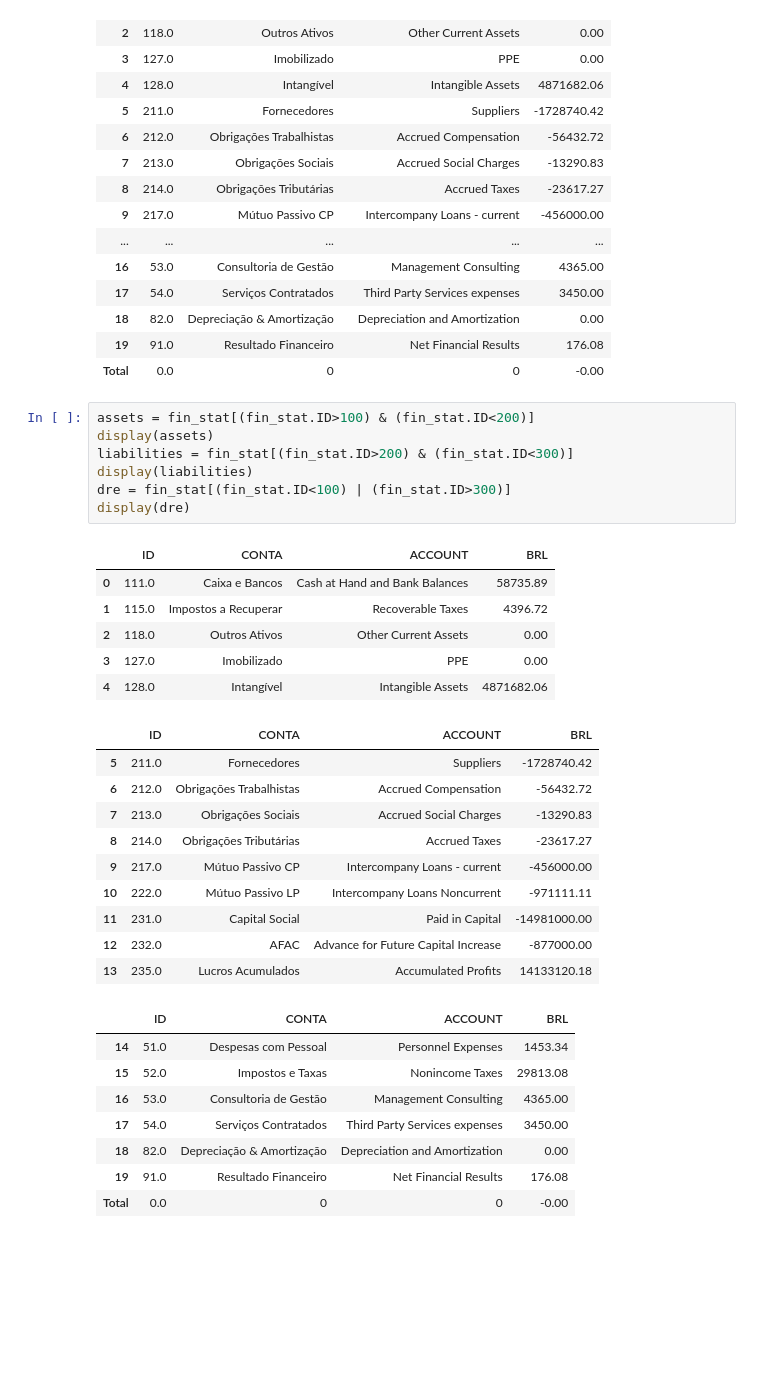
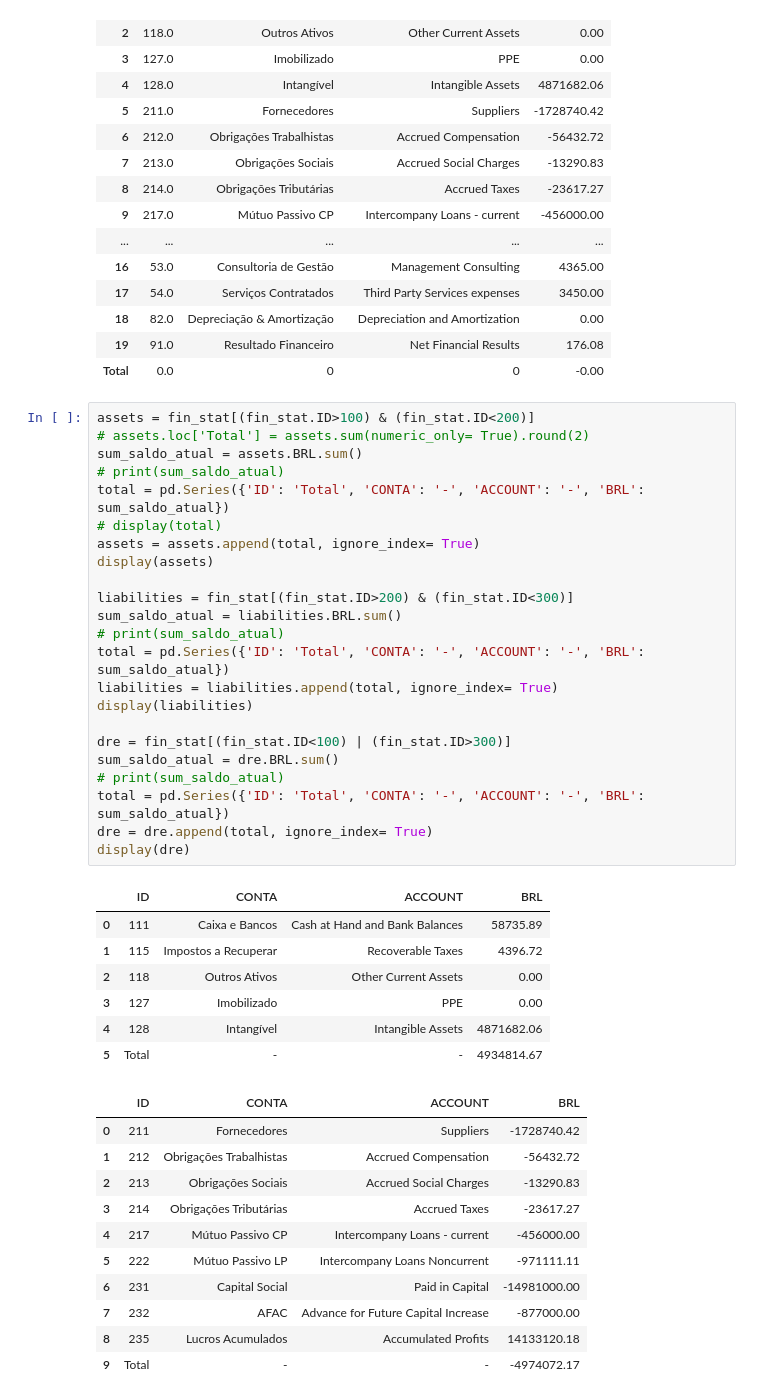
Before and after one commit to asimao1775/Invoo2, a Jupyter notebook: Book Economico.ipynb, the cells around one changed output. Cells and saved outputs as stored; diff of their text form; blank space fills up the shorter version.

```diff
--- a/Book Economico.ipynb
+++ b/Book Economico.ipynb
@@ -372,35 +352,45 @@ fin_stat
 | 18 | 82.0 | Depreciação & Amortização | Depreciation and Amortization | 0.00 |
 | 19 | 91.0 | Resultado Financeiro | Net Financial Results | 176.08 |
 | Total | 0.0 | 0 | 0 | -0.00 |
-# %%
-assets = fin_stat[(fin_stat.ID>100) & (fin_stat.ID<200)]
-display(assets)
-liabilities = fin_stat[(fin_stat.ID>200) & (fin_stat.ID<300)]
-display(liabilities)
-dre = fin_stat[(fin_stat.ID<100) | (fin_stat.ID>300)]
-display(dre)
-# %% [output]
-|  | ID | CONTA | ACCOUNT | BRL |
-| 0 | 111.0 | Caixa e Bancos | Cash at Hand and Bank Balances | 58735.89 |
-| 1 | 115.0 | Impostos a Recuperar | Recoverable Taxes | 4396.72 |
-| 2 | 118.0 | Outros Ativos | Other Current Assets | 0.00 |
-| 3 | 127.0 | Imobilizado | PPE | 0.00 |
-| 4 | 128.0 | Intangível | Intangible Assets | 4871682.06 |
-|  | ID | CONTA | ACCOUNT | BRL |
-| 5 | 211.0 | Fornecedores | Suppliers | -1728740.42 |
-| 6 | 212.0 | Obrigações Trabalhistas | Accrued Compensation | -56432.72 |
-| 7 | 213.0 | Obrigações Sociais | Accrued Social Charges | -13290.83 |
-| 8 | 214.0 | Obrigações Tributárias | Accrued Taxes | -23617.27 |
-| 9 | 217.0 | Mútuo Passivo CP | Intercompany Loans - current | -456000.00 |
-| 10 | 222.0 | Mútuo Passivo LP | Intercompany Loans Noncurrent | -971111.11 |
-| 11 | 231.0 | Capital Social | Paid in Capital | -14981000.00 |
-| 12 | 232.0 | AFAC | Advance for Future Capital Increase | -877000.00 |
-| 13 | 235.0 | Lucros Acumulados | Accumulated Profits | 14133120.18 |
-|  | ID | CONTA | ACCOUNT | BRL |
-| 14 | 51.0 | Despesas com Pessoal | Personnel Expenses | 1453.34 |
-| 15 | 52.0 | Impostos e Taxas | Nonincome Taxes | 29813.08 |
-| 16 | 53.0 | Consultoria de Gestão | Management Consulting | 4365.00 |
-| 17 | 54.0 | Serviços Contratados | Third Party Services expenses | 3450.00 |
-| 18 | 82.0 | Depreciação & Amortização | Depreciation and Amortization | 0.00 |
-| 19 | 91.0 | Resultado Financeiro | Net Financial Results | 176.08 |
-| Total | 0.0 | 0 | 0 | -0.00 |
+# %%
+assets = fin_stat[(fin_stat.ID>100) & (fin_stat.ID<200)]
+# assets.loc['Total'] = assets.sum(numeric_only= True).round(2)
+sum_saldo_atual = assets.BRL.sum()
+# print(sum_saldo_atual)
+total = pd.Series({'ID': 'Total', 'CONTA': '-', 'ACCOUNT': '-', 'BRL': sum_saldo_atual})
+# display(total)
+assets = assets.append(total, ignore_index= True)
+display(assets)
+
+liabilities = fin_stat[(fin_stat.ID>200) & (fin_stat.ID<300)]
+sum_saldo_atual = liabilities.BRL.sum()
+# print(sum_saldo_atual)
+total = pd.Series({'ID': 'Total', 'CONTA': '-', 'ACCOUNT': '-', 'BRL': sum_saldo_atual})
+liabilities = liabilities.append(total, ignore_index= True)
+display(liabilities)
+
+dre = fin_stat[(fin_stat.ID<100) | (fin_stat.ID>300)]
+sum_saldo_atual = dre.BRL.sum()
+# print(sum_saldo_atual)
+total = pd.Series({'ID': 'Total', 'CONTA': '-', 'ACCOUNT': '-', 'BRL': sum_saldo_atual})
+dre = dre.append(total, ignore_index= True)
+display(dre)
+# %% [output]
+|  | ID | CONTA | ACCOUNT | BRL |
+| 0 | 111 | Caixa e Bancos | Cash at Hand and Bank Balances | 58735.89 |
+| 1 | 115 | Impostos a Recuperar | Recoverable Taxes | 4396.72 |
+| 2 | 118 | Outros Ativos | Other Current Assets | 0.00 |
+| 3 | 127 | Imobilizado | PPE | 0.00 |
+| 4 | 128 | Intangível | Intangible Assets | 4871682.06 |
+| 5 | Total | - | - | 4934814.67 |
+|  | ID | CONTA | ACCOUNT | BRL |
+| 0 | 211 | Fornecedores | Suppliers | -1728740.42 |
+| 1 | 212 | Obrigações Trabalhistas | Accrued Compensation | -56432.72 |
+| 2 | 213 | Obrigações Sociais | Accrued Social Charges | -13290.83 |
+| 3 | 214 | Obrigações Tributárias | Accrued Taxes | -23617.27 |
+| 4 | 217 | Mútuo Passivo CP | Intercompany Loans - current | -456000.00 |
+| 5 | 222 | Mútuo Passivo LP | Intercompany Loans Noncurrent | -971111.11 |
+| 6 | 231 | Capital Social | Paid in Capital | -14981000.00 |
+| 7 | 232 | AFAC | Advance for Future Capital Increase | -877000.00 |
+| 8 | 235 | Lucros Acumulados | Accumulated Profits | 14133120.18 |
+| 9 | Total | - | - | -4974072.17 |
```
Also changed, not shown: parts of 3 cells of this notebook.
